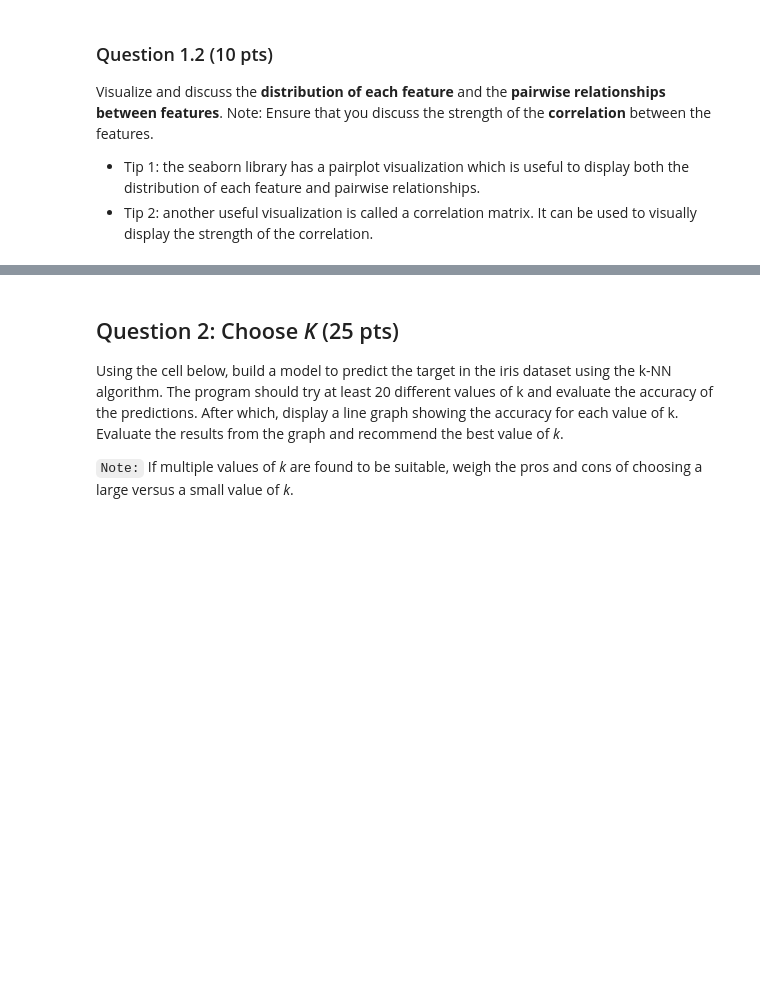
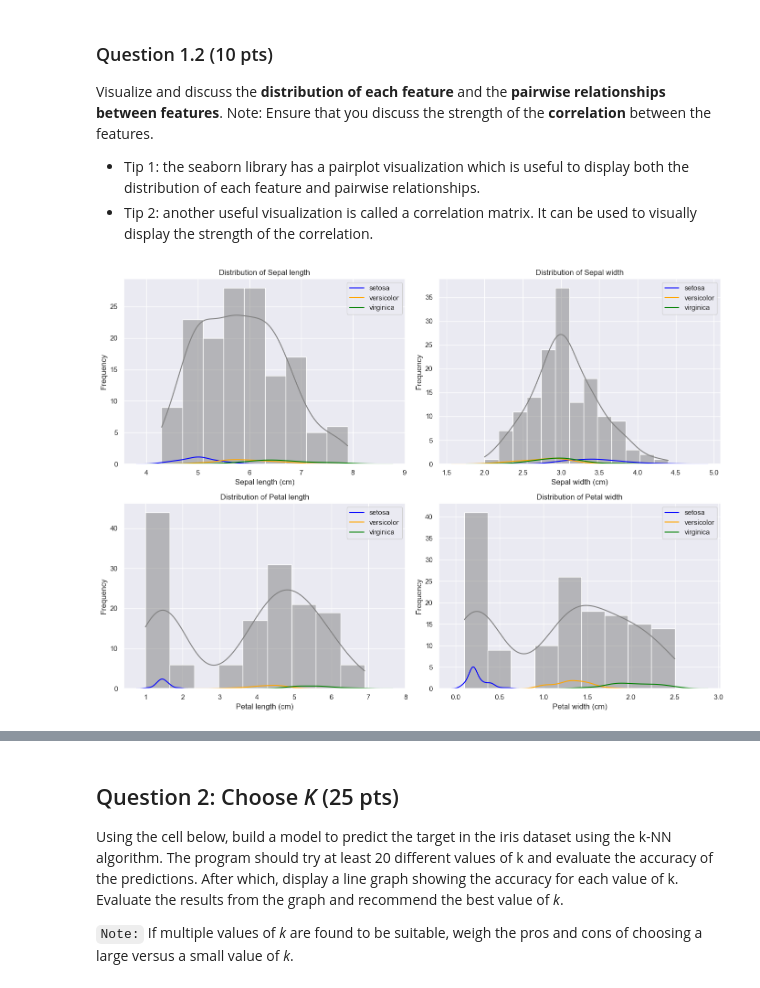
Before and after one commit to DavidYu75/ds3000-assignments, a Jupyter notebook: DS3000.A09.David.Yu.ipynb, the cells around one changed output, grey strips where cells are left out. Drawn from its saved outputs; the diff is of its cells as text; code cells hidden in the pictures; blank space fills up the shorter version.

```diff
--- a/DS3000.A09.David.Yu.ipynb
+++ b/DS3000.A09.David.Yu.ipynb
@@ -85,3 +85,22 @@ Visualize and discuss the **distribution of each feature** and the **pairwise re
 
 - Tip 1: the seaborn library has a pairplot visualization which is useful to display both the distribution of each feature and pairwise relationships.
 - Tip 2: another useful visualization is called a correlation matrix. It can be used to visually display the strength of the correlation.
+# %%
+# Distribution of each feature
+plt.figure(figsize=(14, 10))
+for i, feature in enumerate(['sepal length', 'sepal width', 'petal length', 'petal width']):
+    plt.subplot(2, 2, i+1)
+    sns.histplot(df[feature], kde=True, color='gray', alpha=0.5)
+
+    for species, color in zip(data['target_names'], ['blue', 'orange', 'green']):
+        sns.kdeplot(df[df['class']==species][feature], color=color, label=species)
+
+    plt.title(f'Distribution of {feature.capitalize()}')
+    plt.xlabel(f'{feature.capitalize()} (cm)')
+    plt.ylabel('Frequency')
+    plt.legend()
+plt.tight_layout()
+plt.savefig('feature_distributions.png')
+plt.show()
+# %% [output]
+[figure, added]
```
Also changed, not shown: parts of 4 cells of this notebook.
